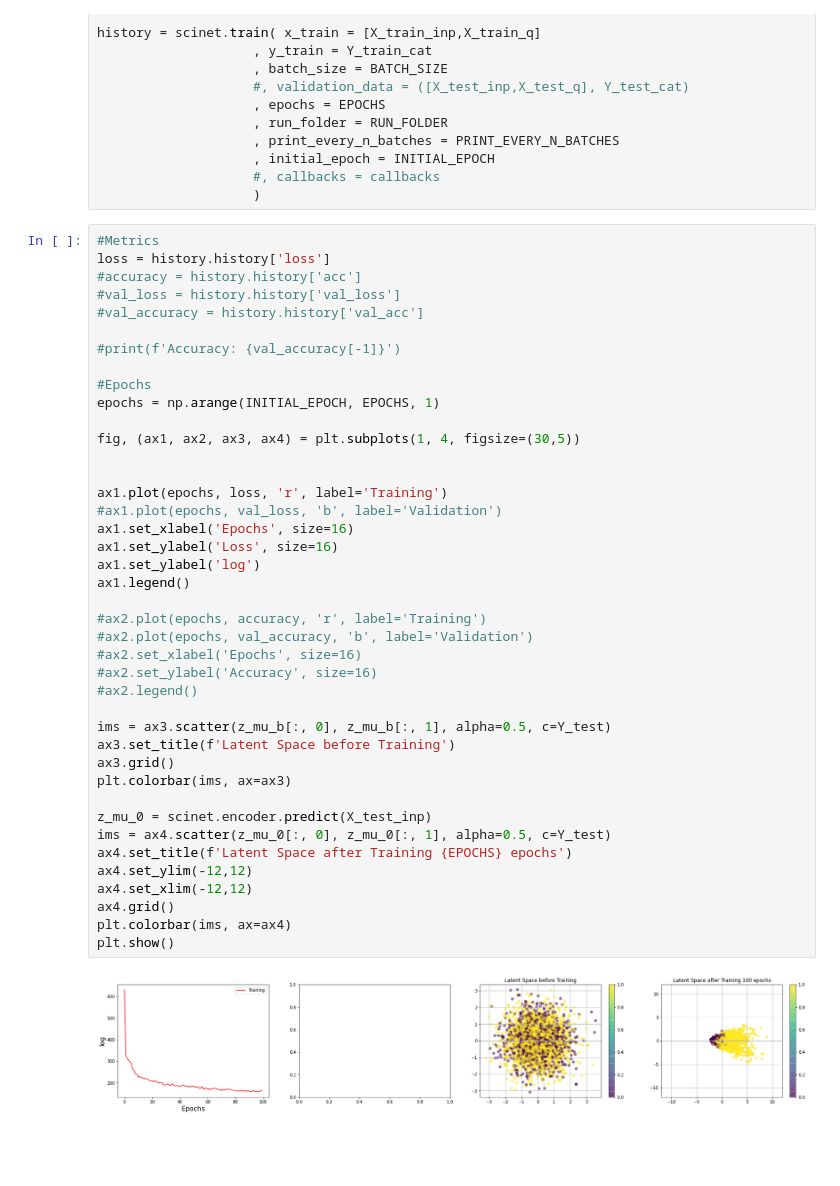
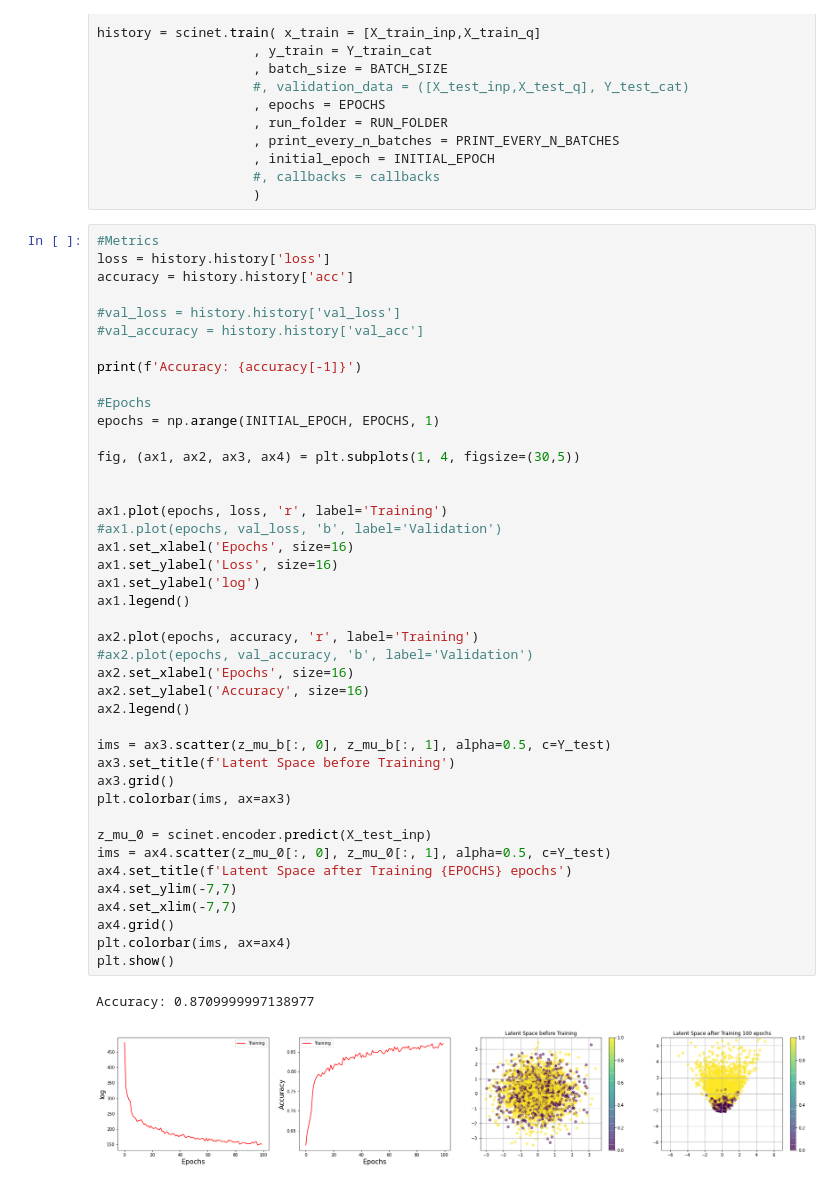
Before and after one commit to nahumsa/Entanglement-VAE, a Jupyter notebook: Scinet Entanglement Witness.ipynb, the cells around one changed output. Cells and saved outputs as stored; diff of their text form; blank space fills up the shorter version.

Commit message:
Fixed git clone and added visualizations

```diff
--- a/Scinet Entanglement Witness.ipynb
+++ b/Scinet Entanglement Witness.ipynb
@@ -250,43 +236,45 @@ history = scinet.train( x_train = [X_train_inp,X_train_q]
 # %%
 #Metrics
 loss = history.history['loss']
-#accuracy = history.history['acc']
+accuracy = history.history['acc']
+
 #val_loss = history.history['val_loss']
 #val_accuracy = history.history['val_acc']
 
-#print(f'Accuracy: {val_accuracy[-1]}')
+print(f'Accuracy: {accuracy[-1]}')
 
 #Epochs
 epochs = np.arange(INITIAL_EPOCH, EPOCHS, 1)
 
 fig, (ax1, ax2, ax3, ax4) = plt.subplots(1, 4, figsize=(30,5))
 
 
 ax1.plot(epochs, loss, 'r', label='Training')
 #ax1.plot(epochs, val_loss, 'b', label='Validation')
 ax1.set_xlabel('Epochs', size=16)
 ax1.set_ylabel('Loss', size=16)
 ax1.set_ylabel('log')
 ax1.legend()
 
-#ax2.plot(epochs, accuracy, 'r', label='Training')
+ax2.plot(epochs, accuracy, 'r', label='Training')
 #ax2.plot(epochs, val_accuracy, 'b', label='Validation')
-#ax2.set_xlabel('Epochs', size=16)
-#ax2.set_ylabel('Accuracy', size=16)
-#ax2.legend()
+ax2.set_xlabel('Epochs', size=16)
+ax2.set_ylabel('Accuracy', size=16)
+ax2.legend()
 
 ims = ax3.scatter(z_mu_b[:, 0], z_mu_b[:, 1], alpha=0.5, c=Y_test)
 ax3.set_title(f'Latent Space before Training')
 ax3.grid()
 plt.colorbar(ims, ax=ax3)
 
 z_mu_0 = scinet.encoder.predict(X_test_inp)
 ims = ax4.scatter(z_mu_0[:, 0], z_mu_0[:, 1], alpha=0.5, c=Y_test)
 ax4.set_title(f'Latent Space after Training {EPOCHS} epochs')
-ax4.set_ylim(-12,12)
-ax4.set_xlim(-12,12)
+ax4.set_ylim(-7,7)
+ax4.set_xlim(-7,7)
 ax4.grid()
 plt.colorbar(ims, ax=ax4)
 plt.show()
 # %% [output]
+Accuracy: 0.8709999997138977
-[figure, old version]
+[figure, new version]
```
Also changed, not shown: parts of 17 cells of this notebook.
